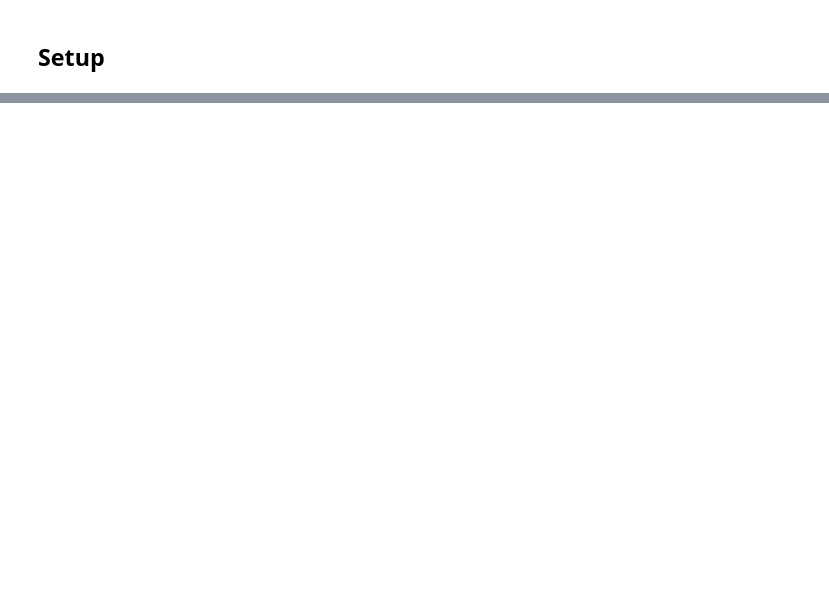
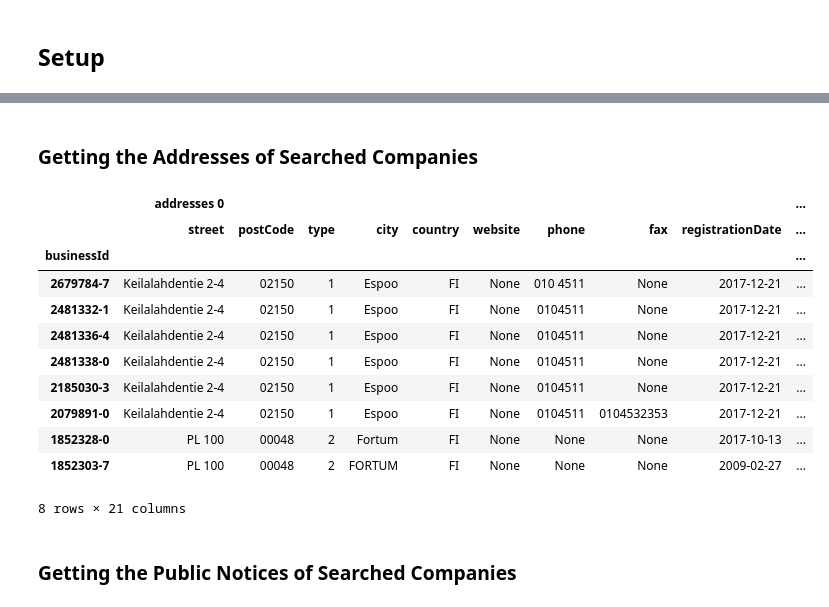
Before and after one commit to Miksus/finnish_business_portal, a Jupyter notebook: demo.ipynb, the cells around one changed output, grey strips where cells are left out. Cells and saved outputs as stored; diff of their text form; code cells hidden in the pictures; blank space fills up the shorter version.

```diff
--- a/demo.ipynb
+++ b/demo.ipynb
@@ -158,0 +200,2 @@ TypeError: List type search parameters unequal lengths: [2, 3]
+# %%
+df = bportal.search_companies_deep(name="Fortum", display_="default", register_="tr")
@@ -158,0 +215,29 @@ TypeError: List type search parameters unequal lengths: [2, 3]
+# %%
+def flat_column(series):
+    "Turn a series containing list of dicts to multi-index dataframe"
+    column_name = series.name
+    df_partial_flat = series.apply(pd.Series)
+    return pd.concat(
+        [df_partial_flat[col].apply(pd.Series) for col in df_partial_flat.columns],
+        axis=1, sort=False,
+        keys=[f'{column_name} {n_col}' for n_col in df_partial_flat.columns]
+    )
+# %% [markdown]
+### Getting the Addresses of Searched Companies<a class="anchor" id="H31"></a>
+# %%
+flat_column(df["addresses"])
+# %% [output]
+|  | addresses 0 |  |  |  |  |  |  |  |  | ... |
+|  | street | postCode | type | city | country | website | phone | fax | registrationDate | ... |
+| businessId |  |  |  |  |  |  |  |  |  | ... |
+| 2679784-7 | Keilalahdentie 2-4 | 02150 | 1 | Espoo | FI | None | 010 4511 | None | 2017-12-21 | ... |
+| 2481332-1 | Keilalahdentie 2-4 | 02150 | 1 | Espoo | FI | None | 0104511 | None | 2017-12-21 | ... |
+| 2481336-4 | Keilalahdentie 2-4 | 02150 | 1 | Espoo | FI | None | 0104511 | None | 2017-12-21 | ... |
+| 2481338-0 | Keilalahdentie 2-4 | 02150 | 1 | Espoo | FI | None | 0104511 | None | 2017-12-21 | ... |
+| 2185030-3 | Keilalahdentie 2-4 | 02150 | 1 | Espoo | FI | None | 0104511 | None | 2017-12-21 | ... |
+| 2079891-0 | Keilalahdentie 2-4 | 02150 | 1 | Espoo | FI | None | 0104511 | 0104532353 | 2017-12-21 | ... |
+| 1852328-0 | PL 100 | 00048 | 2 | Fortum | FI | None | None | None | 2017-10-13 | ... |
+| 1852303-7 | PL 100 | 00048 | 2 | FORTUM | FI | None | None | None | 2009-02-27 | ... |
+8 rows × 21 columns
+# %% [markdown]
+### Getting the Public Notices of Searched Companies<a class="anchor" id="H32"></a>
```
Also changed, not shown: parts of 37 cells of this notebook, 6 other files.
